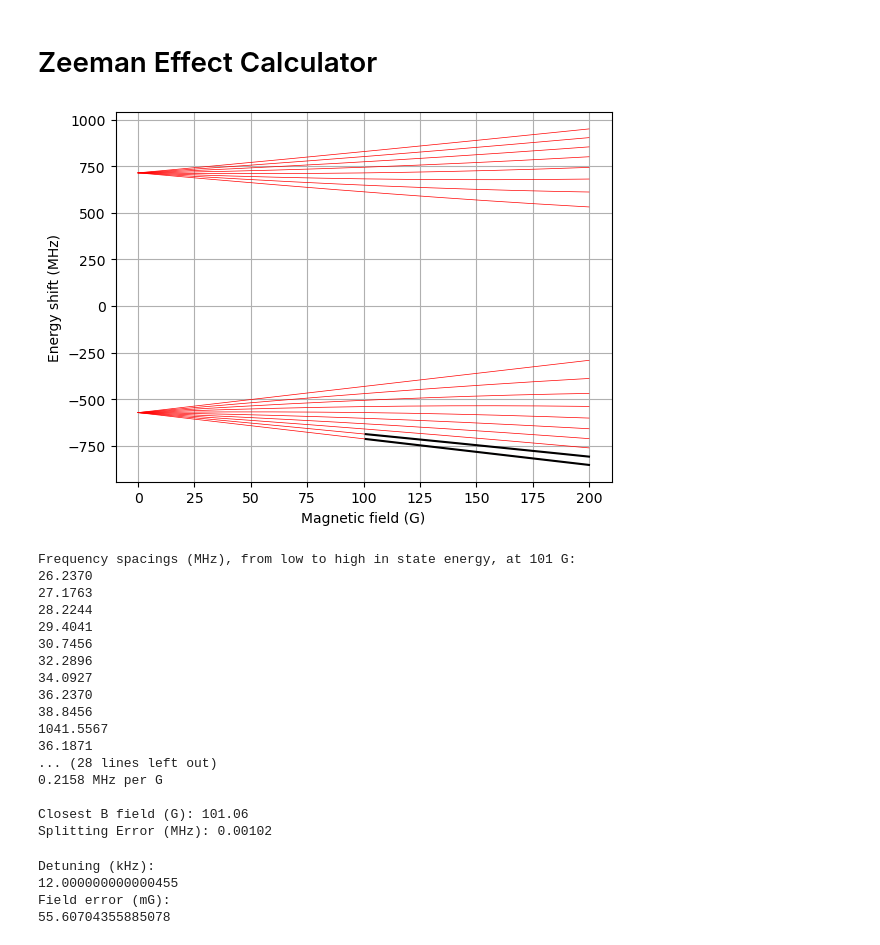
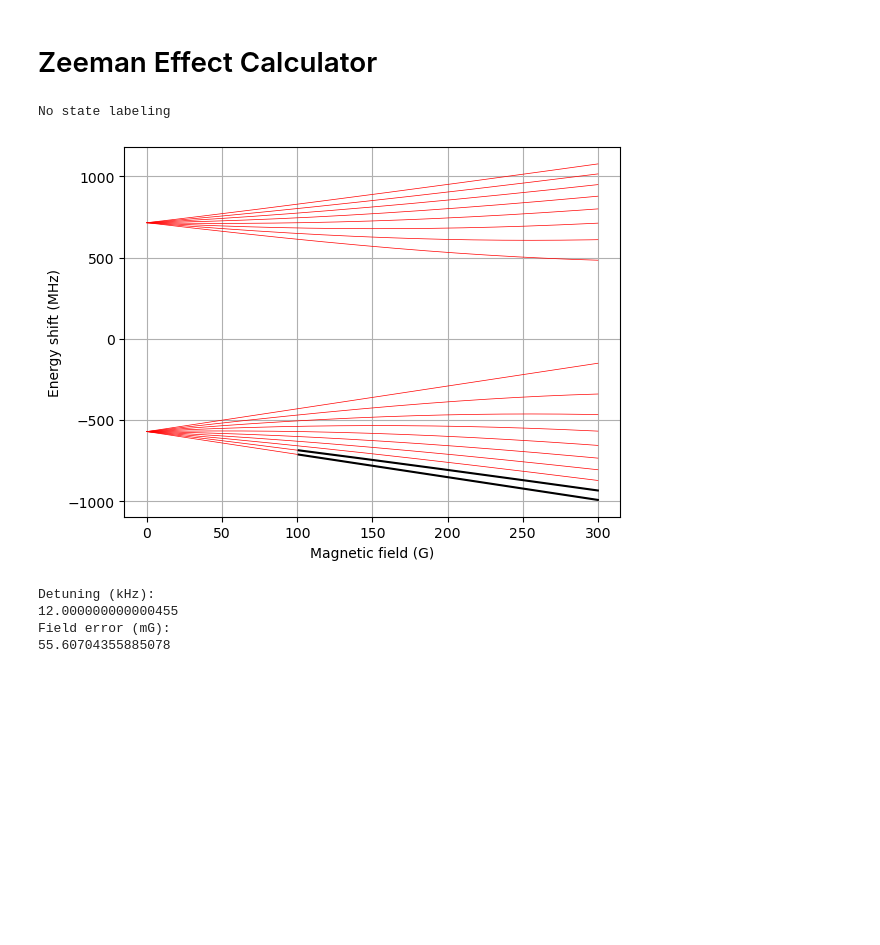
Before and after one commit to huanium/huanium, a Jupyter notebook: MIT_PhD/AMO_Calculator/AMO_Calculator.ipynb, the cells around one changed output. Cells and saved outputs as stored; diff of their text form; code cells hidden in the pictures; blank space fills up the shorter version.

```diff
--- a/MIT_PhD/AMO_Calculator/AMO_Calculator.ipynb
+++ b/MIT_PhD/AMO_Calculator/AMO_Calculator.ipynb
@@ -1544,13 +1585,13 @@ def B_hfs(J, I, mj, mi, mjj, mii):
     Bhfs = 0
     if (mj == mjj) and (mi == mii):
         Bhfs = (1/2)*(3*mi**2-I*(I+1))*(3*mj**2-J*(J+1))
-    elif (mj == mjj - 1) and (mi == mii + 1):
+    elif (mjj == mj - 1) and (mii == mi + 1):
         Bhfs = (3/4)*(2*mjj-1)*(2*mii+1)*np.sqrt((J+mjj)*(J-mjj+1)*(I-mii)*(I+mii+1))
-    elif mj == mjj + 1 and mi == mii - 1:
+    elif mjj == mj + 1 and mii == mi - 1:
         Bhfs = (3/4)*(2*mjj+1)*(2*mii-1)*np.sqrt((J-mjj)*(J+mjj+1)*(I+mii)*(I-mii+1))
-    elif mj == mjj - 2 and mi == mii + 2 :
+    elif mjj == mj - 2 and mii == mi + 2 :
         Bhfs = (3/4)*np.sqrt((J+mjj)*(J+mjj-1)*(J-mjj+1)*(J-mjj+2)*(I-mii)*(I-mii-1)*(I+mii+1)*(I+mii+2))
-    elif mj == mjj + 2 and mi == mii - 2:
+    elif mjj == mj + 2 and mii == mi - 2:
         Bhfs = (3/4)*np.sqrt((J-mjj)*(J-mjj-1)*(J+mjj+1)*(J+mjj+2)*(I+mii)*(I+mii-1)*(I-mii+1)*(I-mii+2))
     else:
         Bhfs = 0
@@ -1567,7 +1608,6 @@ def mag(B, J, L, S, mj, mi, mjj, mii, gI):
     mag = 0
     if mj == mjj and mi == mii:
         mag = (muB/hbar)*(gJ*mj + gI*mi)*B*1e-4 # B is in Gauss, need to convert to Tesla
-        # mag = (2*np.pi*1.4e6)*(gJ*mj + gI*mi)*B # from Alex's constants
     else:
         mag = 0
 
@@ -1685,44 +1763,28 @@ def zeeman_splitting_calculator(J, I, gI, L, S, B_main, B_start, B_end, num_B, A
     return
 # %%
 # Zeeman calculator cell
-
 B_start = 0
-B_end = 200
+B_end = 300
 B_main = 101 # G
-num_B = 5000
+num_B = 1000
 
 # Careful what you type in here!
 Ahf = K40Ahf_s12
 Bhf = K40Bhf_s12
 L = 0
 S = 1/2
 J = 1/2
 I = K40I
 gI = K40gI
 
 zeeman_splitting_calculator(J, I, gI, L, S, B_main, B_start, B_end, num_B, Ahf, Bhf,
                             plotting = True, highlight_HF_states = [1,2], plot_range = None,
-                            single_B_field_calc_mode = True, print_field_sensitivity_between = [1,2],
-                            search_mode = True, splitting = 26.249, splitting_between_states = [1,2])
+                            single_B_field_calc_mode = False, print_field_sensitivity_between = [1,2],
+                            search_mode = False, splitting = 26.248, splitting_between_states = [1,2],
+                            labeling_mode='none')
 # %% [output]
+No state labeling
-[figure, old version]
+[figure, new version]
-Frequency spacings (MHz), from low to high in state energy, at 101 G:
-26.2370
-27.1763
-28.2244
-29.4041
-30.7456
-32.2896
-34.0927
-36.2370
-38.8456
-1041.5567
-36.1871
-... (28 lines left out)
-0.2158 MHz per G
-
-Closest B field (G): 101.06
-Splitting Error (MHz): 0.00102
 # %%
 # on Jun 21, 2023, we found the resonance to be at 26.249 MHz
 print('Detuning (kHz): ')
```
Also changed, not shown: parts of 18 cells of this notebook, 13 other files.
